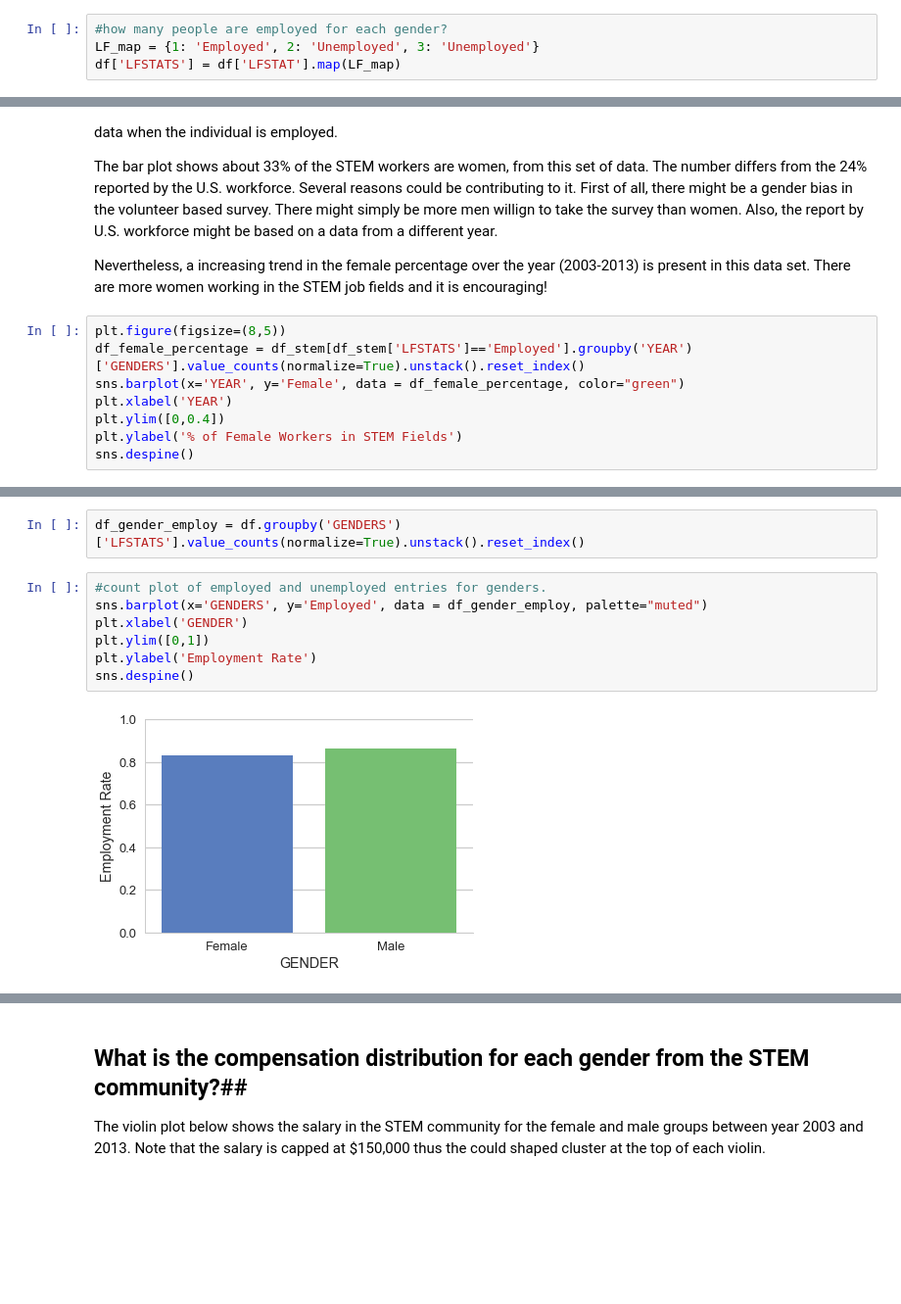
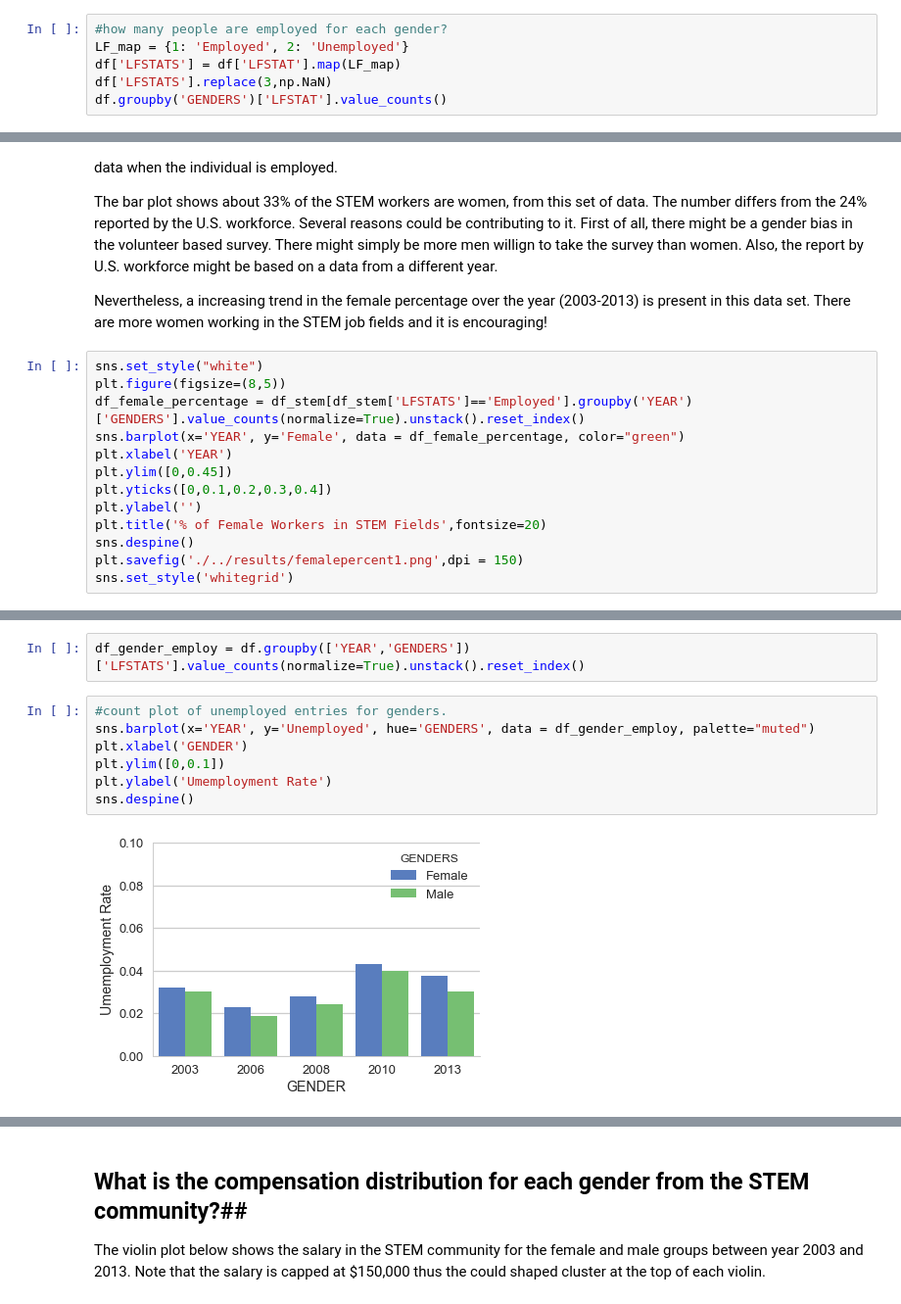
Before and after one commit to shuojiashi/women_in_stem, a Jupyter notebook: notebooks/HigherEdEDA_upload.ipynb, the cells around one changed output, grey strips where cells are left out. Shown at 98% size. Saved outputs shown, nothing was run; the diff lists cells and outputs as text; blank space fills up the shorter version.

Commit message:
modify unemployment rate and add

```diff
--- a/notebooks/HigherEdEDA_upload.ipynb
+++ b/notebooks/HigherEdEDA_upload.ipynb
@@ -64,5 +64,7 @@ race_map = {1: 'Asian', 2: 'White', 3: 'Other Minorities', 4: 'Other'}
 df['RACES'] = df['RACETH'].map(race_map)
 # %%
 #how many people are employed for each gender?
-LF_map = {1: 'Employed', 2: 'Unemployed', 3: 'Unemployed'}
+LF_map = {1: 'Employed', 2: 'Unemployed'}
 df['LFSTATS'] = df['LFSTAT'].map(LF_map)
+df['LFSTATS'].replace(3,np.NaN)
+df.groupby('GENDERS')['LFSTAT'].value_counts()
@@ -158,11 +169,16 @@ The bar plot shows about 33% of the STEM workers are women, from this set of dat
 
 Nevertheless, a increasing trend in the female percentage over the year (2003-2013) is present in this data set. There are more women working in the STEM job fields and it is encouraging!
 # %%
+sns.set_style("white")
 plt.figure(figsize=(8,5))
 df_female_percentage = df_stem[df_stem['LFSTATS']=='Employed'].groupby('YEAR')['GENDERS'].value_counts(normalize=True).unstack().reset_index()
 sns.barplot(x='YEAR', y='Female', data = df_female_percentage, color="green")
 plt.xlabel('YEAR')
-plt.ylim([0,0.4])
-plt.ylabel('% of Female Workers in STEM Fields')
+plt.ylim([0,0.45])
+plt.yticks([0,0.1,0.2,0.3,0.4])
+plt.ylabel('')
+plt.title('% of Female Workers in STEM Fields',fontsize=20)
 sns.despine()
+plt.savefig('./../results/femalepercent1.png',dpi = 150)
+sns.set_style('whitegrid')
 # %% [output]
@@ -173,12 +191,12 @@ The bar plot below shows the employment rate in the STEM community for the femal
 # %%
-df_gender_employ = df.groupby('GENDERS')['LFSTATS'].value_counts(normalize=True).unstack().reset_index()
+df_gender_employ = df.groupby(['YEAR','GENDERS'])['LFSTATS'].value_counts(normalize=True).unstack().reset_index()
 # %%
-#count plot of employed and unemployed entries for genders.
-sns.barplot(x='GENDERS', y='Employed', data = df_gender_employ, palette="muted")
+#count plot of unemployed entries for genders.
+sns.barplot(x='YEAR', y='Unemployed', hue='GENDERS', data = df_gender_employ, palette="muted")
 plt.xlabel('GENDER')
-plt.ylim([0,1])
-plt.ylabel('Employment Rate')
+plt.ylim([0,0.1])
+plt.ylabel('Umemployment Rate')
 sns.despine()
 # %% [output]
-[figure, old version]
+[figure, new version]
 # %%
```
Also changed, not shown: parts of 25 cells of this notebook.
